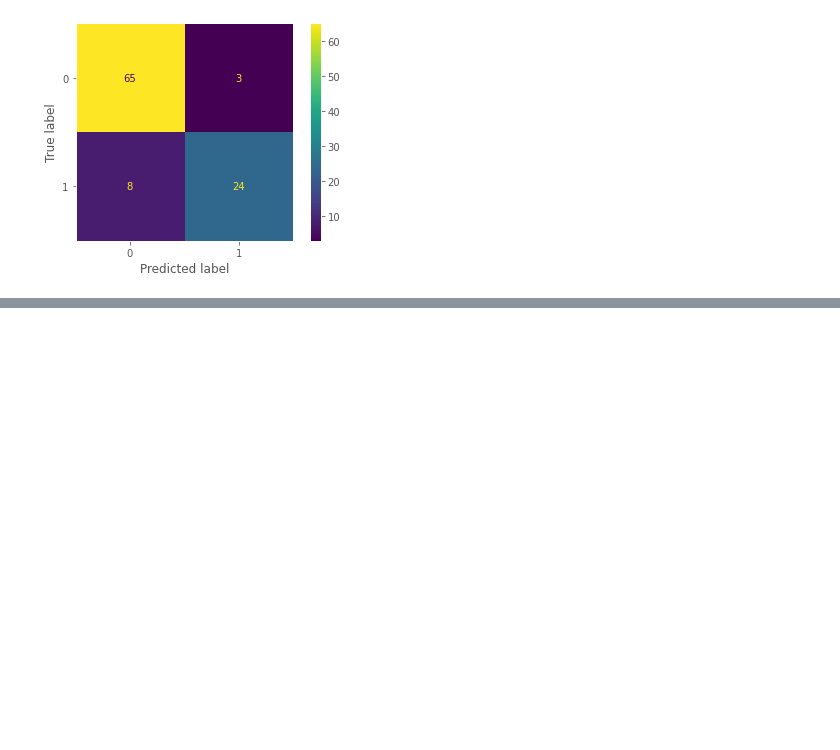
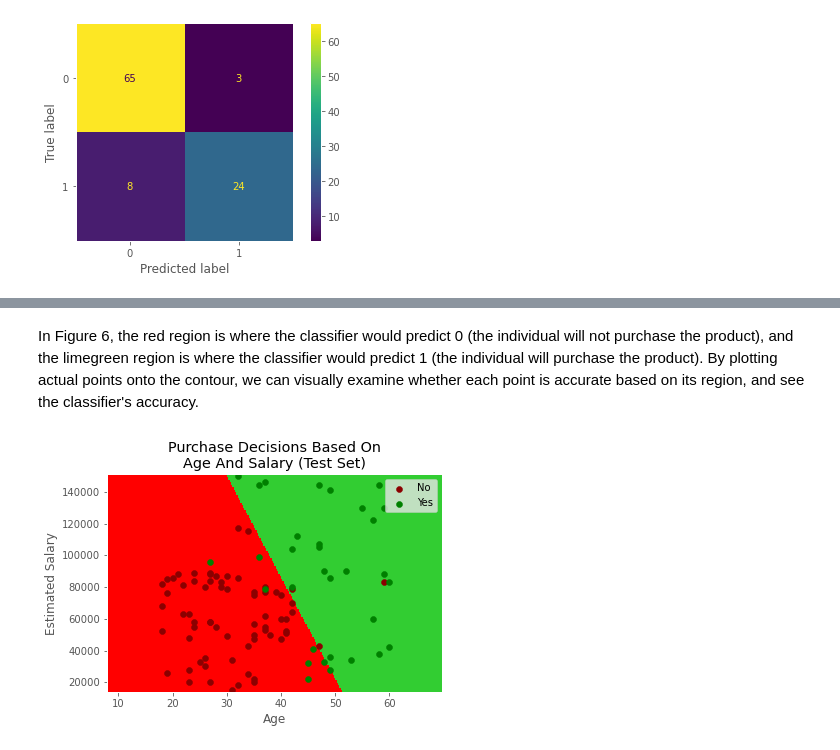
Before and after one commit to TylerTompa/LearnMachineLearning, a Jupyter notebook: Classification/Logistic Regression/Python/2. Logistic Regression In Python.ipynb, the cells around one changed output, grey strips where cells are left out. Cells and saved outputs as stored; diff of their text form; code cells hidden in the pictures; blank space fills up the shorter version.

```diff
--- a/Classification/Logistic Regression/Python/2. Logistic Regression In Python.ipynb
+++ b/Classification/Logistic Regression/Python/2. Logistic Regression In Python.ipynb
@@ -215,0 +293,58 @@ ConfusionMatrixDisplay.from_predictions(y_test, y_predict, ax=axis)
+# %% [markdown]
+In Figure 6, the red region is where the classifier would predict 0 (the individual will not purchase the product), and the limegreen region is where the classifier would predict 1 (the individual will purchase the product).  By plotting actual points onto the contour, we can visually examine whether each point is accurate based on its region, and see the classifier's accuracy.
+# %%
+# Create arrays of original unscaled training features and labels
+X_set, y_set = scaler.inverse_transform(X_test), y_test.reshape(len(X_test), )
+
+# Create coorindate matrices of ages & salaries
+# add/subtract 10 and 1,000 respectively for axis padding
+X1, X2 = np.meshgrid(np.arange(start=X_set[:,0].min() - 10, stop=X_set[:,0].max() + 10, step = 0.25)
+                    ,np.arange(start=X_set[:,1].min() - 1000, stop=X_set[:,1].max() + 1000, step=0.25 ))
+
+# Scale coorindates to pass into classifier; reshape as necessary
+z_scaled = scaler.transform(np.array([X1.ravel(), X2.ravel()]).T)
+
+# Define contour response variables; reshape as it must be plotted with same shape as X1/X2
+Z = classifier.predict(z_scaled).reshape(X1.shape)
+
+# Plot contour
+plt.contourf(X1, X2, Z, alpha=1, cmap=ListedColormap(('red', 'limegreen')))
+
+# Plot actual purchases decisions onto contour
+"""
+We plot purchase decisions in two loops; once where j = 0, and once where j = 1.
+In the first loop, we plot only points from the X_set, where the corresponding y_set value is 0 (j=0)
+In the second loop, we plot only points from the X_set, where the corresponding y_set value is 1 (j=1)
+The first coordinate of each point is the value in the first column of X_set (age)
+The second coordinate of each point is the value in the second column of X_set (salary)
+
+The ListedColorMap() function returns a ColorMap object; ours will have two colors: darkred, and green
+We then use tuple-indexing to return the RGBA value of the first color on the first iteration,
+and the RGBA value of the second color on the second iteration.
+"""
+
+# Define axis ranges
+plt.xlim(X1.min(), X1.max())
+plt.ylim(X2.min(), X2.max())
+
+
+for i, j in enumerate(np.unique(y_set)):
+
+     # Define purchase decision labels
+    decision = 'No' if j == 0 else 'Yes'
+    # Plot purchase age and salary; color according to purchase decision
+    plt.scatter(X_set[y_set == j, 0], X_set[y_set == j, 1], color=ListedColormap(('darkred', 'green'))(i), label=decision)
+
+# Title plot
+plt.title('Purchase Decisions Based On\nAge And Salary (Test Set)')
+
+# Label x-axis
+plt.xlabel('Age')
+# Label y-axis
+plt.ylabel('Estimated Salary')
+# Show legend
+plt.legend(loc='best')
+# Show plot
+plt.show()
+# %% [output]
+[figure, added]
```
Also changed, not shown: parts of 14 cells of this notebook.
